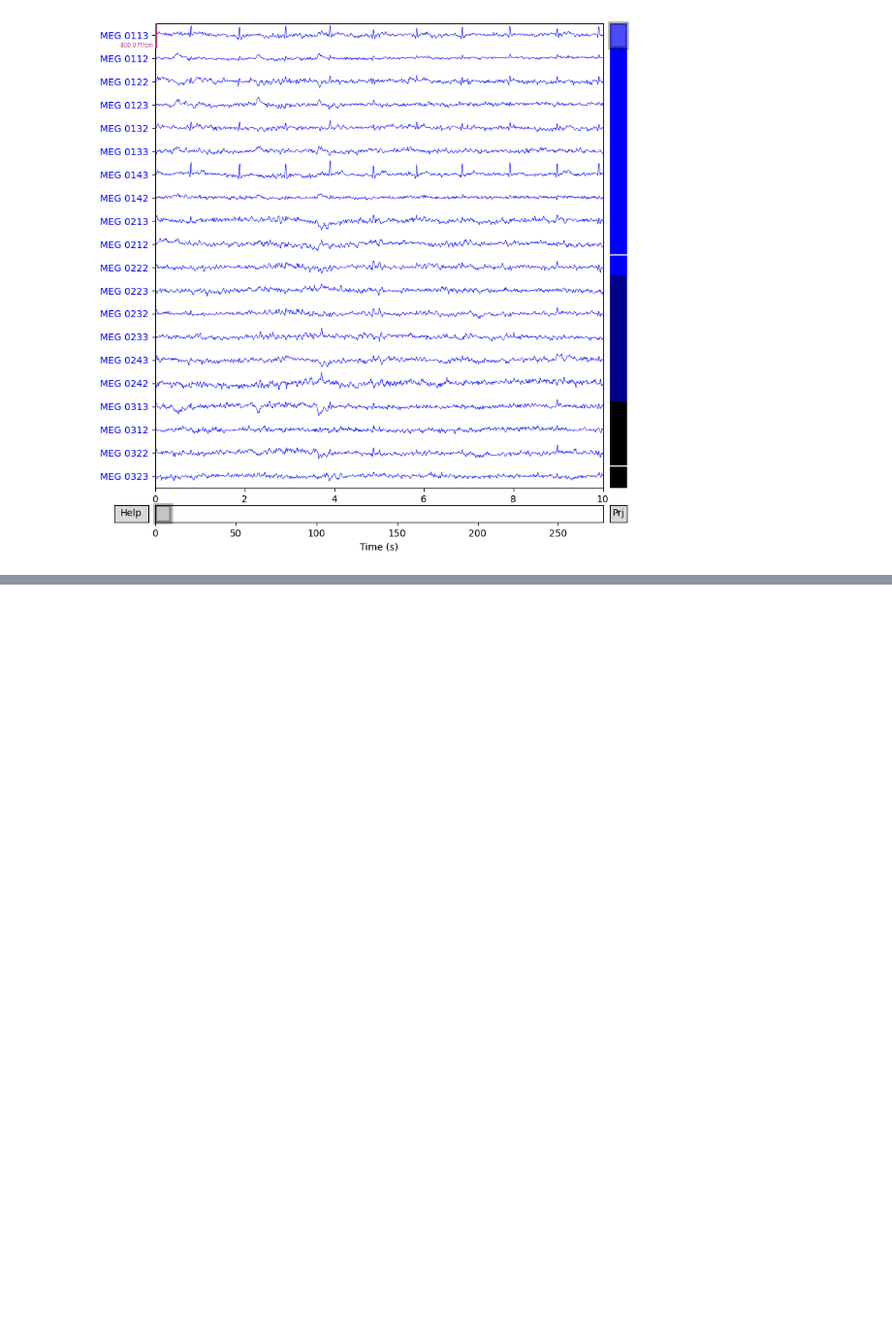
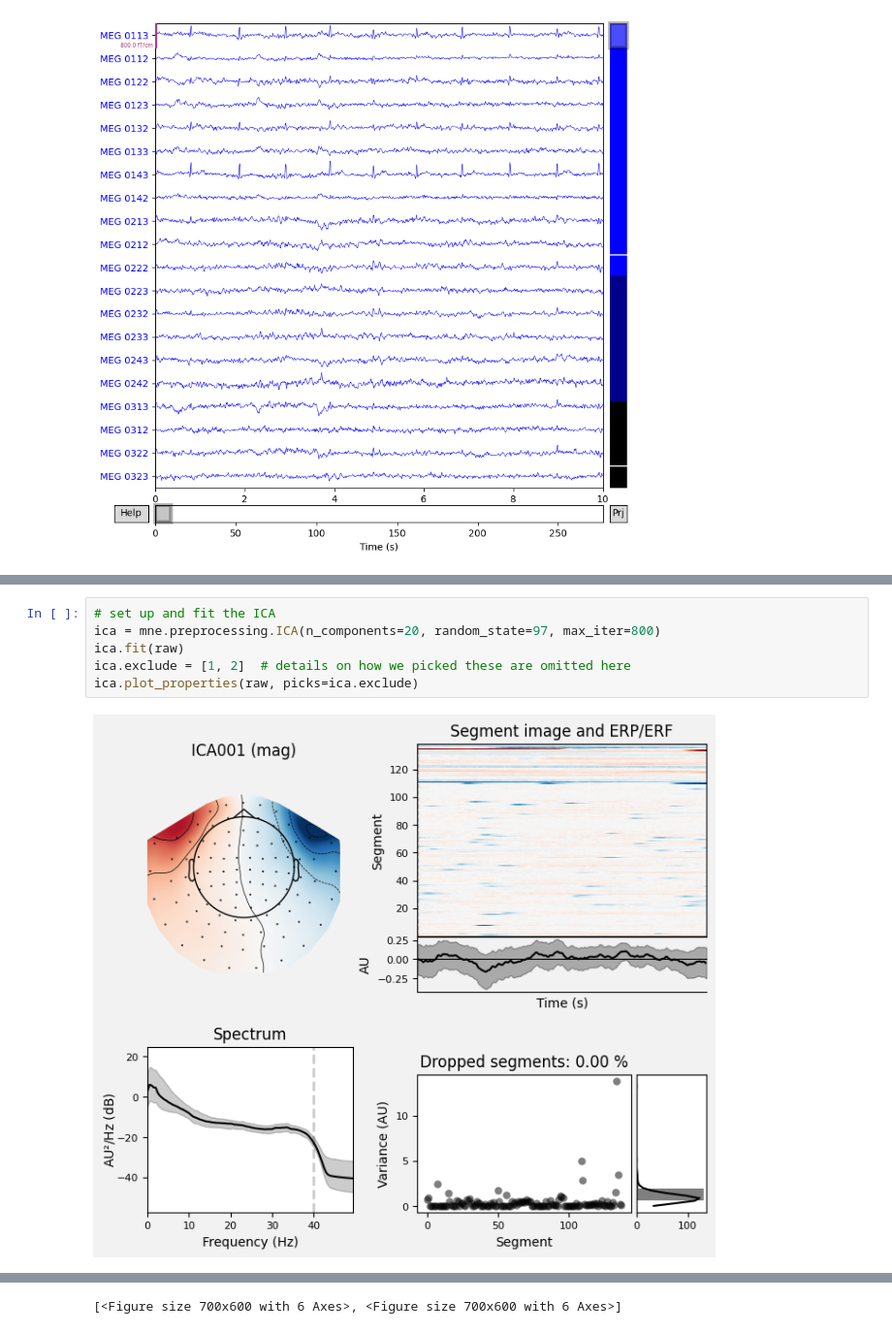
Before and after one commit to sher1ock-jp/EEG-basic, a Jupyter notebook: EEG-analysis-neuraldatascience..ipynb, the cells around one changed output, grey strips where cells are left out. Shown at 97% size. Cells and saved outputs as stored; diff of their text form; blank space fills up the shorter version.

```diff
--- a/EEG-analysis-neuraldatascience..ipynb
+++ b/EEG-analysis-neuraldatascience..ipynb
@@ -58,0 +173,8 @@ raw.plot()
+# %%
+# set up and fit the ICA
+ica = mne.preprocessing.ICA(n_components=20, random_state=97, max_iter=800)
+ica.fit(raw)
+ica.exclude = [1, 2]  # details on how we picked these are omitted here
+ica.plot_properties(raw, picks=ica.exclude)
+# %% [output]
+[figure, added]
@@ -58,0 +182 @@ raw.plot()
+[<Figure size 700x600 with 6 Axes>, <Figure size 700x600 with 6 Axes>]
```
Also changed, not shown: parts of 16 cells of this notebook.
